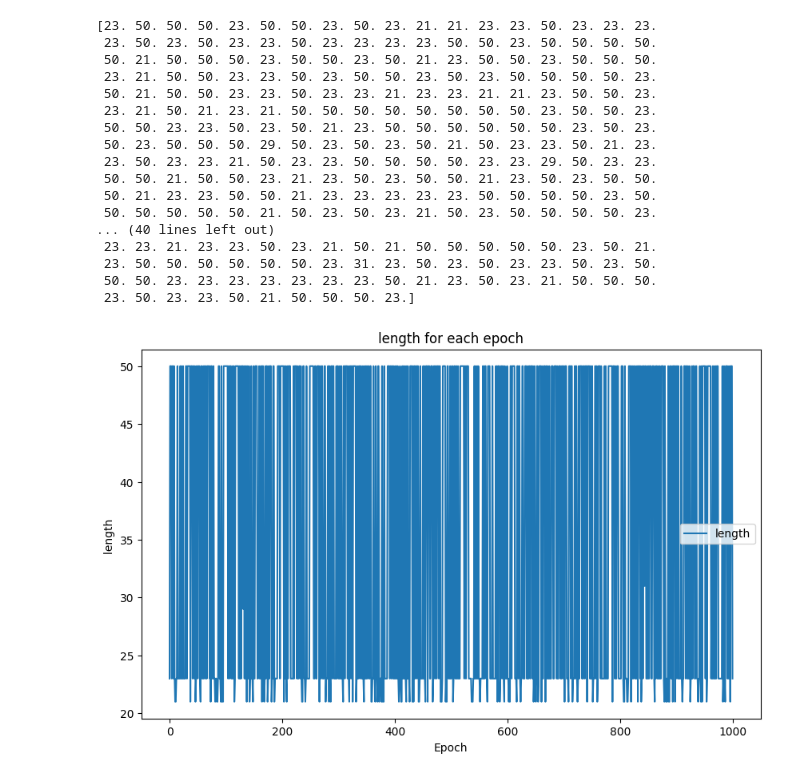
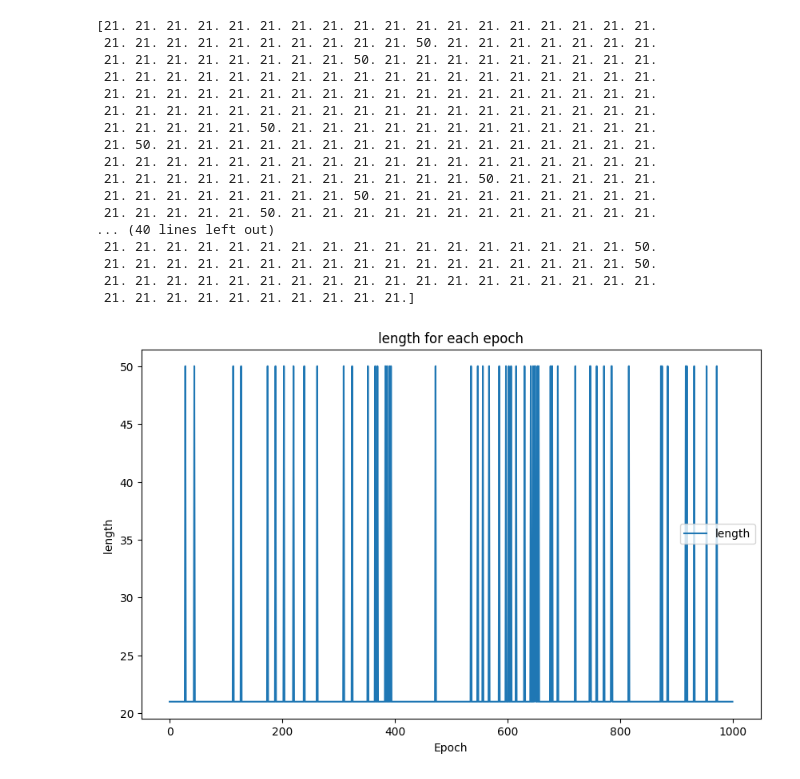
Before and after one commit to wilson20010327/vibecheck, a Jupyter notebook: visualize_the_rl_result.ipynb, the cells around one changed output. Saved outputs shown, nothing was run; the diff lists cells and outputs as text; code cells hidden in the pictures.

```diff
--- a/visualize_the_rl_result.ipynb
+++ b/visualize_the_rl_result.ipynb
@@ -4,7 +4,7 @@ import matplotlib.pyplot as plt
 import os
 import numpy as np
 # Assuming the result path is stored in a variable called result_path
-result_path = './result/Jan_17_1/train/'
+result_path = './result/Jan_19_overfitting/train/'
 
 file_list = os.listdir(result_path)
 
@@ -29,5 +29,5 @@ plt.show()
 # %%
-result_path = './result/Jan_17_1/train/'
+result_path = './result/Jan_19_overfitting/train/'
 
 file_list = os.listdir(result_path)
 
@@ -68,41 +68,41 @@ plt.show()
 # %%
-result_path = './result/Jan_17_1/test/'
+result_path = './result/Jan_19_overfitting/test/'
 
 file_list = os.listdir(result_path)
 
 length = np.array([])
 for file_name in file_list:
     if file_name.endswith('.csv'):
         file = result_path + file_name
         data = pd.read_csv(file)
 
         length = np.append(length, len(data))
 print(length)
 # Plot the loss values
 plt.figure(figsize=(10, 6))
 plt.plot(length, label='length')
 plt.xlabel('Epoch')
 plt.ylabel('length ')
 plt.title('length for each epoch')
 plt.legend()
 plt.show()
 # %% [output]
-[23. 50. 50. 50. 23. 50. 50. 23. 50. 23. 21. 21. 23. 23. 50. 23. 23. 23.
- 23. 50. 23. 50. 23. 23. 50. 23. 23. 23. 23. 50. 50. 23. 50. 50. 50. 50.
- 50. 21. 50. 50. 50. 23. 50. 50. 23. 50. 21. 23. 50. 50. 23. 50. 50. 50.
- 23. 21. 50. 50. 23. 23. 50. 23. 50. 50. 23. 50. 23. 50. 50. 50. 50. 23.
- 50. 21. 50. 50. 23. 23. 50. 23. 23. 21. 23. 23. 21. 21. 23. 50. 50. 23.
- 23. 21. 50. 21. 23. 21. 50. 50. 50. 50. 50. 50. 50. 50. 23. 50. 50. 23.
- 50. 50. 23. 23. 50. 23. 50. 21. 23. 50. 50. 50. 50. 50. 50. 23. 50. 23.
- 50. 23. 50. 50. 50. 29. 50. 23. 50. 23. 50. 21. 50. 23. 23. 50. 21. 23.
- 23. 50. 23. 23. 21. 50. 23. 23. 50. 50. 50. 50. 23. 23. 29. 50. 23. 23.
- 50. 50. 21. 50. 50. 23. 21. 23. 50. 23. 50. 50. 21. 23. 50. 23. 50. 50.
- 50. 21. 23. 23. 50. 50. 21. 23. 23. 23. 23. 23. 50. 50. 50. 50. 23. 50.
- 50. 50. 50. 50. 50. 21. 50. 23. 50. 23. 21. 50. 23. 50. 50. 50. 50. 23.
+[21. 21. 21. 21. 21. 21. 21. 21. 21. 21. 21. 21. 21. 21. 21. 21. 21. 21.
+ 21. 21. 21. 21. 21. 21. 21. 21. 21. 21. 50. 21. 21. 21. 21. 21. 21. 21.
+ 21. 21. 21. 21. 21. 21. 21. 21. 50. 21. 21. 21. 21. 21. 21. 21. 21. 21.
+ 21. 21. 21. 21. 21. 21. 21. 21. 21. 21. 21. 21. 21. 21. 21. 21. 21. 21.
+ 21. 21. 21. 21. 21. 21. 21. 21. 21. 21. 21. 21. 21. 21. 21. 21. 21. 21.
+ 21. 21. 21. 21. 21. 21. 21. 21. 21. 21. 21. 21. 21. 21. 21. 21. 21. 21.
+ 21. 21. 21. 21. 21. 50. 21. 21. 21. 21. 21. 21. 21. 21. 21. 21. 21. 21.
+ 21. 50. 21. 21. 21. 21. 21. 21. 21. 21. 21. 21. 21. 21. 21. 21. 21. 21.
+ 21. 21. 21. 21. 21. 21. 21. 21. 21. 21. 21. 21. 21. 21. 21. 21. 21. 21.
+ 21. 21. 21. 21. 21. 21. 21. 21. 21. 21. 21. 21. 50. 21. 21. 21. 21. 21.
+ 21. 21. 21. 21. 21. 21. 21. 21. 50. 21. 21. 21. 21. 21. 21. 21. 21. 21.
+ 21. 21. 21. 21. 21. 50. 21. 21. 21. 21. 21. 21. 21. 21. 21. 21. 21. 21.
 ... (40 lines left out)
- 23. 23. 21. 23. 23. 50. 23. 21. 50. 21. 50. 50. 50. 50. 50. 23. 50. 21.
- 23. 50. 50. 50. 50. 50. 50. 23. 31. 23. 50. 23. 50. 23. 23. 50. 23. 50.
- 50. 50. 23. 23. 23. 23. 23. 23. 23. 50. 21. 23. 50. 23. 21. 50. 50. 50.
- 23. 50. 23. 23. 50. 21. 50. 50. 50. 23.]
+ 21. 21. 21. 21. 21. 21. 21. 21. 21. 21. 21. 21. 21. 21. 21. 21. 21. 50.
+ 21. 21. 21. 21. 21. 21. 21. 21. 21. 21. 21. 21. 21. 21. 21. 21. 21. 50.
+ 21. 21. 21. 21. 21. 21. 21. 21. 21. 21. 21. 21. 21. 21. 21. 21. 21. 21.
+ 21. 21. 21. 21. 21. 21. 21. 21. 21. 21.]
-[figure, old version]
+[figure, new version]
 # %%
```
Also changed, not shown: parts of 3 cells of this notebook, 2 other files.
